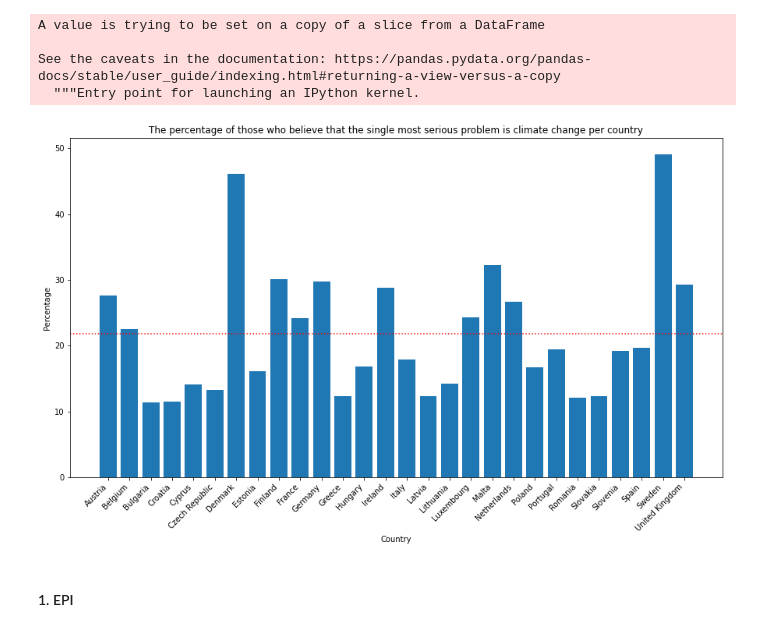
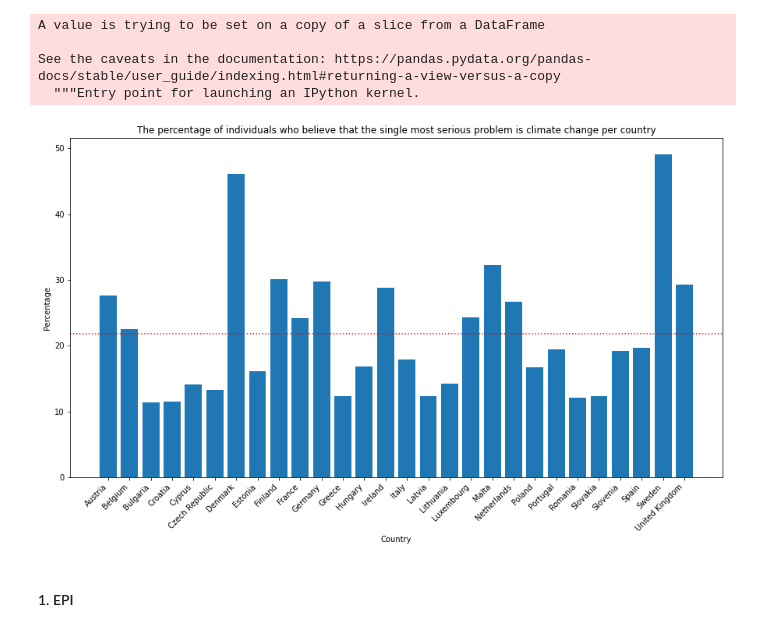
Before and after one commit to claudiagiuspoli/pro-environmental-behaviour, a Jupyter notebook: Exploratory Data Analysis.ipynb, the cells around one changed output. Cells and saved outputs as stored; diff of their text form; code cells hidden in the pictures.

```diff
--- a/Exploratory Data Analysis.ipynb
+++ b/Exploratory Data Analysis.ipynb
@@ -356,30 +356,30 @@ result['percent'] = result['count_climatechange']/result['N']*100
 # %%
 plt.figure(figsize=(15,8))
 
 country = result.country
 unit = result.percent
 
 # Plot the bar graph
 plot = plt.bar(country, unit)
 
 
 # Add labels and title
-plt.title("The percentage of those who believe that the single most serious problem is climate change per country")
+plt.title("The percentage of individuals who believe that the single most serious problem is climate change per country")
 plt.xlabel("Country")
 plt.ylabel("Percentage")
 plt.xticks(rotation=45, ha='right')
 
 #####horizontal line
 plt.axhline(y=result.percent.mean(), color='r', linestyle='dotted')
 
 
-plt.savefig('The percentage of those who believe that the single most serious problem is climate change per country.png', bbox_inches='tight')
+plt.savefig('The percentage of individuals who believe that the single most serious problem is climate change per country.png', bbox_inches='tight')
 
 
 # Display the graph on the screen
 plt.show()
 # %% [output]
-[figure, old version]
+[figure, new version]
 # %% [markdown]
 
 #### 1. EPI
```
Also changed, not shown: 16 other files.
